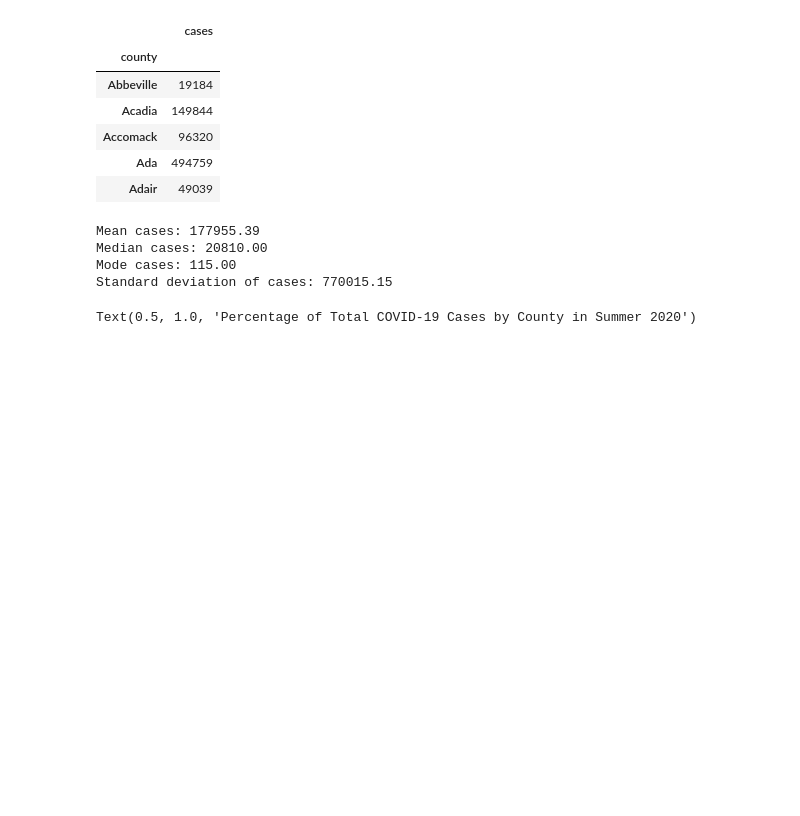
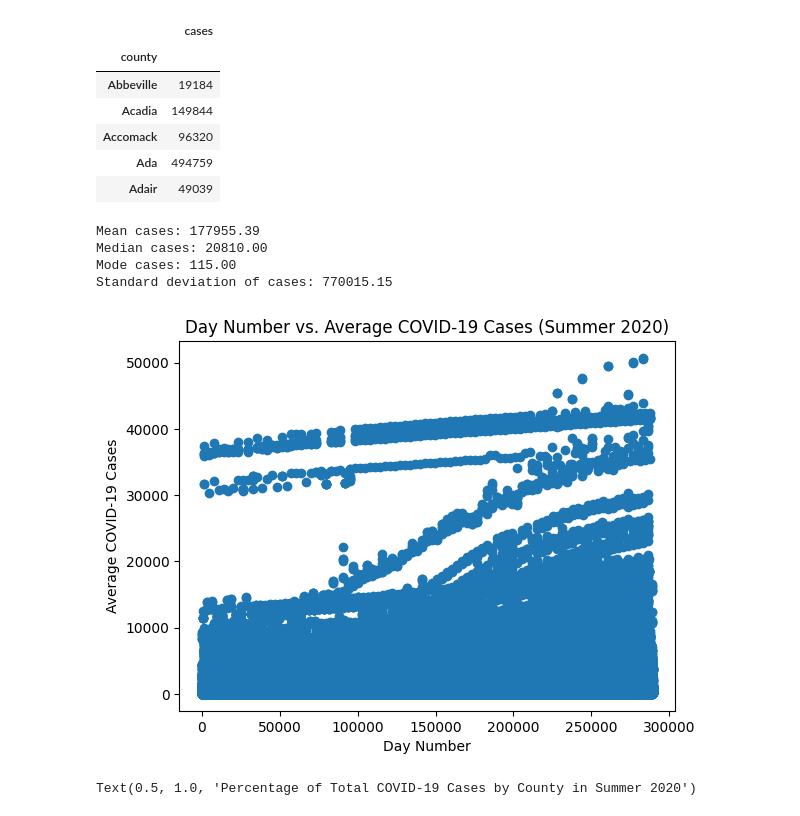
Before and after one commit to ryankracaw/project-one, a Jupyter notebook: Summer.ipynb, the cells around one changed output. Drawn from its saved outputs; the diff is of its cells as text; code cells hidden in the pictures; blank space fills up the shorter version.

```diff
--- a/Summer.ipynb
+++ b/Summer.ipynb
@@ -99,6 +103,17 @@ Mean cases: 177955.39
 Median cases: 20810.00
 Mode cases: 115.00
 Standard deviation of cases: 770015.15
+# %%
+# Create scatter plot of day number vs. average COVID-19 cases for summer
+x_values = list(range(1, len(SummerC19_df) + 1))
+y_values = SummerC19_df['cases'].rolling(window=7).mean() # 7-day rolling average
+plt.scatter(x_values, y_values)
+plt.xlabel('Day Number')
+plt.ylabel('Average COVID-19 Cases')
+plt.title('Day Number vs. Average COVID-19 Cases (Summer 2020)')
+plt.show()
+# %% [output]
+[figure, added]
 # %%
 # Create a pie chart of the total cases by county
 fig, ax = plt.subplots(figsize=(10, 8))
```
Also changed, not shown: parts of 2 cells of this notebook.
